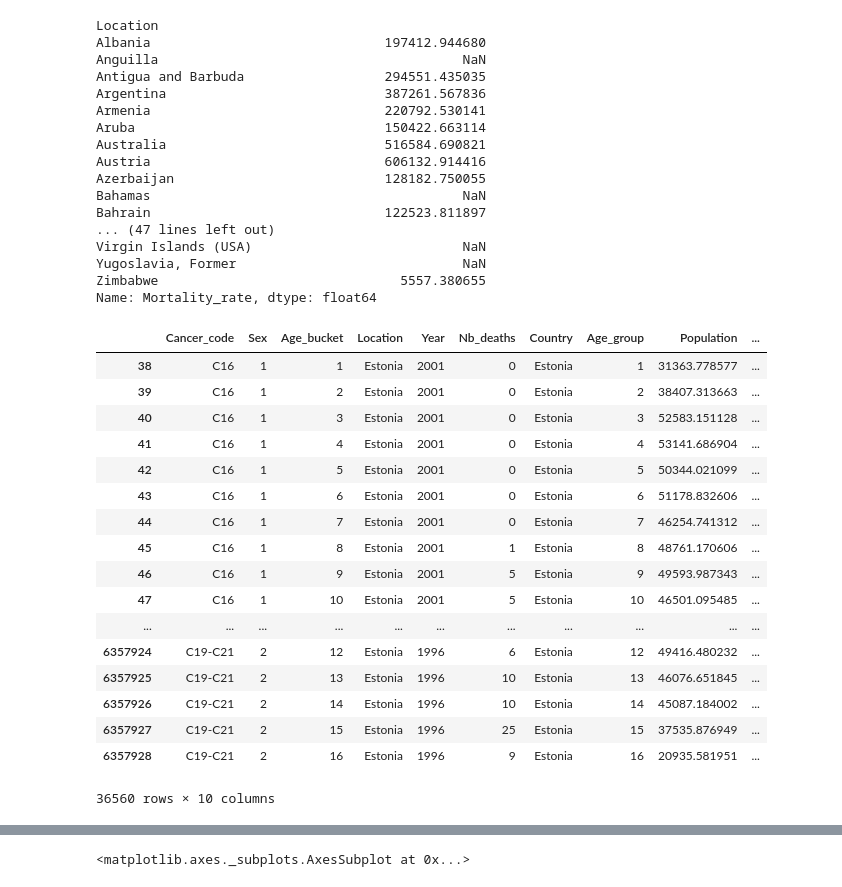
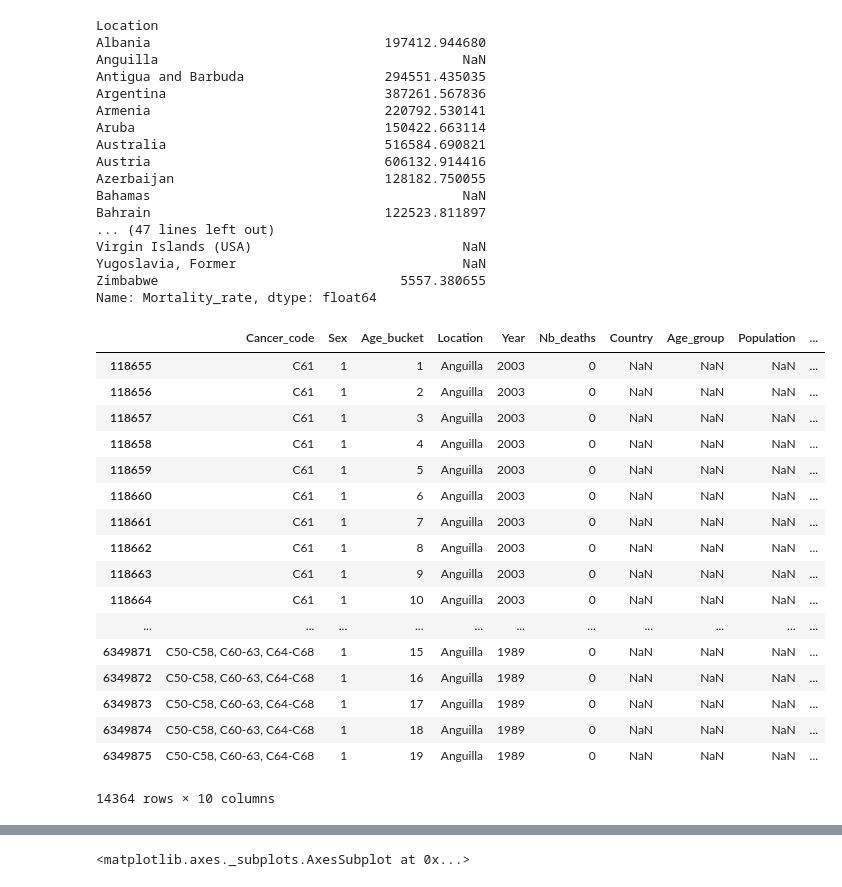
Before and after one commit to assitanDiarra/ENSAE_Python, a Jupyter notebook: exploration_Assitan.ipynb, the cells around one changed output, grey strips where cells are left out. Saved outputs shown, nothing was run; the diff lists cells and outputs as text; code cells hidden in the pictures.

```diff
--- a/exploration_Assitan.ipynb
+++ b/exploration_Assitan.ipynb
@@ -27,0 +46,9 @@ mortality.head(5)
+# %%
+length=len(df_mort[df_mort['Age_bucket']==16])
+index=df_mort[df_mort['Age_bucket']==16]['Nb_deaths'].index
+j=list(range(0, length, 1))
+t_16=df_mort[df_mort_test['Age_bucket']==16]['Nb_deaths'].values
+t_17=df_mort[df_mort_test['Age_bucket']==17]['Nb_deaths'].values
+t_18=df_mort[df_mort_test['Age_bucket']==18]['Nb_deaths'].values
+t_19=df_mort[df_mort_test['Age_bucket']==19]['Nb_deaths'].values
+df_mort['Nb_deaths'][index]=t_16[j] + t_17[j] + t_18[j] + t_19[j]
@@ -27,0 +57,4 @@ mortality.head(5)
+# %%
+index17_18_19=df_mort[(df_mort['Age_bucket']==17) | (df_mort['Age_bucket']==18) | (df_mort['Age_bucket']==19)]['Nb_deaths'].index
+df_mort=df_mort.drop(df_mort.index[index17_18_19])
+df_mort.head(40)
@@ -264,22 +324,21 @@ df2=df.dropna(subset=['Country'])
-# %%
-df2[df2['Location']=='Estonia']
-#df2.groupby(['Location'])['Mortality_rate'].sum()
-# %% [output]
-|  | Cancer_code | Sex | Age_bucket | Location | Year | Nb_deaths | Country | Age_group | Population | ... |
-| 38 | C16 | 1 | 1 | Estonia | 2001 | 0 | Estonia | 1 | 31363.778577 | ... |
-| 39 | C16 | 1 | 2 | Estonia | 2001 | 0 | Estonia | 2 | 38407.313663 | ... |
-| 40 | C16 | 1 | 3 | Estonia | 2001 | 0 | Estonia | 3 | 52583.151128 | ... |
-| 41 | C16 | 1 | 4 | Estonia | 2001 | 0 | Estonia | 4 | 53141.686904 | ... |
-| 42 | C16 | 1 | 5 | Estonia | 2001 | 0 | Estonia | 5 | 50344.021099 | ... |
-| 43 | C16 | 1 | 6 | Estonia | 2001 | 0 | Estonia | 6 | 51178.832606 | ... |
-| 44 | C16 | 1 | 7 | Estonia | 2001 | 0 | Estonia | 7 | 46254.741312 | ... |
-| 45 | C16 | 1 | 8 | Estonia | 2001 | 1 | Estonia | 8 | 48761.170606 | ... |
-| 46 | C16 | 1 | 9 | Estonia | 2001 | 5 | Estonia | 9 | 49593.987343 | ... |
-| 47 | C16 | 1 | 10 | Estonia | 2001 | 5 | Estonia | 10 | 46501.095485 | ... |
-| ... | ... | ... | ... | ... | ... | ... | ... | ... | ... | ... |
-| 6357924 | C19-C21 | 2 | 12 | Estonia | 1996 | 6 | Estonia | 12 | 49416.480232 | ... |
-| 6357925 | C19-C21 | 2 | 13 | Estonia | 1996 | 10 | Estonia | 13 | 46076.651845 | ... |
-| 6357926 | C19-C21 | 2 | 14 | Estonia | 1996 | 10 | Estonia | 14 | 45087.184002 | ... |
-| 6357927 | C19-C21 | 2 | 15 | Estonia | 1996 | 25 | Estonia | 15 | 37535.876949 | ... |
-| 6357928 | C19-C21 | 2 | 16 | Estonia | 1996 | 9 | Estonia | 16 | 20935.581951 | ... |
-36560 rows × 10 columns
+# %%
+df[df['Location']=='Anguilla']
+# %% [output]
+|  | Cancer_code | Sex | Age_bucket | Location | Year | Nb_deaths | Country | Age_group | Population | ... |
+| 118655 | C61 | 1 | 1 | Anguilla | 2003 | 0 | NaN | NaN | NaN | ... |
+| 118656 | C61 | 1 | 2 | Anguilla | 2003 | 0 | NaN | NaN | NaN | ... |
+| 118657 | C61 | 1 | 3 | Anguilla | 2003 | 0 | NaN | NaN | NaN | ... |
+| 118658 | C61 | 1 | 4 | Anguilla | 2003 | 0 | NaN | NaN | NaN | ... |
+| 118659 | C61 | 1 | 5 | Anguilla | 2003 | 0 | NaN | NaN | NaN | ... |
+| 118660 | C61 | 1 | 6 | Anguilla | 2003 | 0 | NaN | NaN | NaN | ... |
+| 118661 | C61 | 1 | 7 | Anguilla | 2003 | 0 | NaN | NaN | NaN | ... |
+| 118662 | C61 | 1 | 8 | Anguilla | 2003 | 0 | NaN | NaN | NaN | ... |
+| 118663 | C61 | 1 | 9 | Anguilla | 2003 | 0 | NaN | NaN | NaN | ... |
+| 118664 | C61 | 1 | 10 | Anguilla | 2003 | 0 | NaN | NaN | NaN | ... |
+| ... | ... | ... | ... | ... | ... | ... | ... | ... | ... | ... |
+| 6349871 | C50-C58, C60-63, C64-C68 | 1 | 15 | Anguilla | 1989 | 0 | NaN | NaN | NaN | ... |
+| 6349872 | C50-C58, C60-63, C64-C68 | 1 | 16 | Anguilla | 1989 | 0 | NaN | NaN | NaN | ... |
+| 6349873 | C50-C58, C60-63, C64-C68 | 1 | 17 | Anguilla | 1989 | 0 | NaN | NaN | NaN | ... |
+| 6349874 | C50-C58, C60-63, C64-C68 | 1 | 18 | Anguilla | 1989 | 0 | NaN | NaN | NaN | ... |
+| 6349875 | C50-C58, C60-63, C64-C68 | 1 | 19 | Anguilla | 1989 | 0 | NaN | NaN | NaN | ... |
+14364 rows × 10 columns
```
Also changed, not shown: parts of 50 cells of this notebook.
